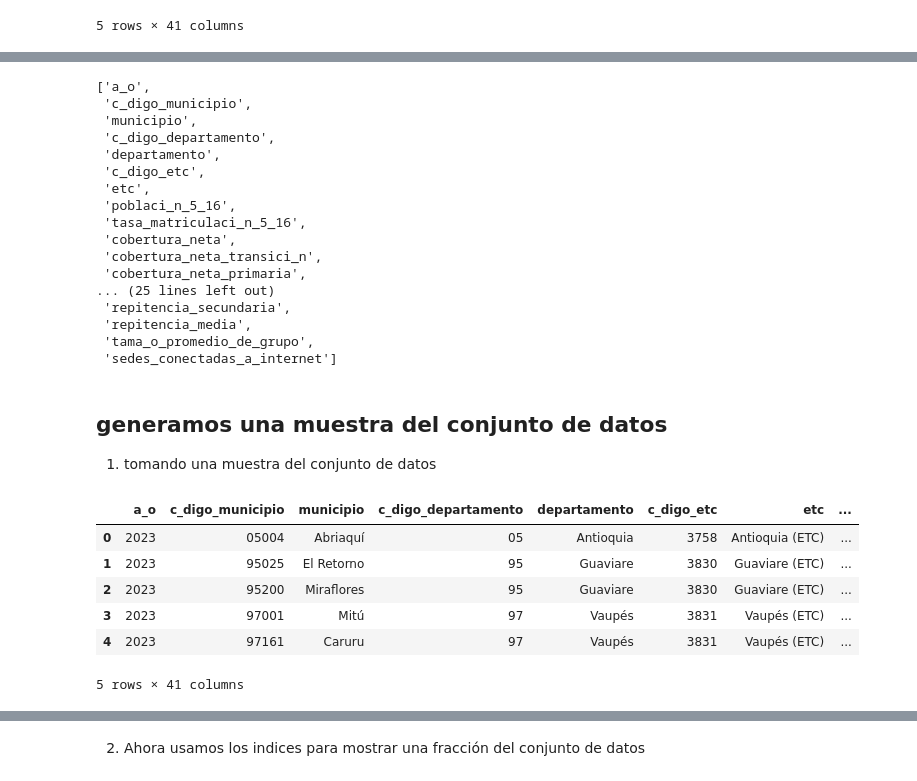
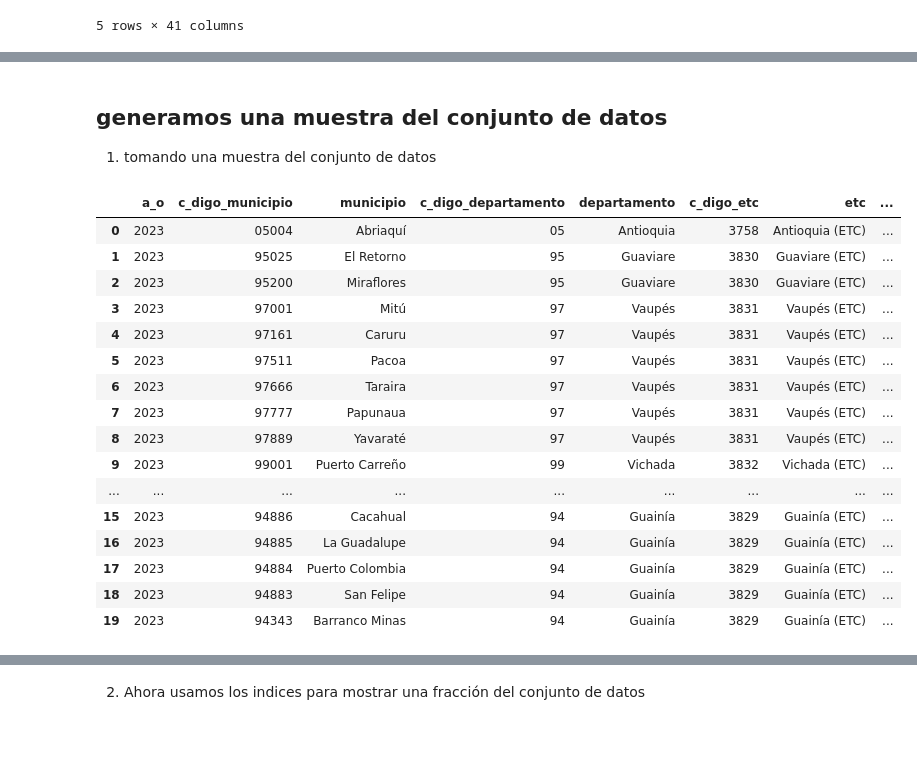
Before and after one commit to jesusreyesa/primer_repo_izainea, a Jupyter notebook: Cuadernos/Modelos_dimensionales.ipynb, the cells around one changed output, grey strips where cells are left out. Cells and saved outputs as stored; diff of their text form; code cells hidden in the pictures; blank space fills up the shorter version.

```diff
--- a/Cuadernos/Modelos_dimensionales.ipynb
+++ b/Cuadernos/Modelos_dimensionales.ipynb
@@ -105,23 +91,3 @@ memory usage: 4.6+ MB
-# %%
-df_raw.columns.to_list()
-# %% [output]
-['a_o',
- 'c_digo_municipio',
- 'municipio',
- 'c_digo_departamento',
- 'departamento',
- 'c_digo_etc',
- 'etc',
- 'poblaci_n_5_16',
- 'tasa_matriculaci_n_5_16',
- 'cobertura_neta',
- 'cobertura_neta_transici_n',
- 'cobertura_neta_primaria',
-... (25 lines left out)
- 'repitencia_secundaria',
- 'repitencia_media',
- 'tama_o_promedio_de_grupo',
- 'sedes_conectadas_a_internet']
 # %% [markdown]
 ## generamos una muestra del conjunto de datos
 1. tomando una muestra del conjunto de datos
@@ -128,10 +96,20 @@ df_raw.columns.to_list()
 # %%
-df_raw.head()
+df_raw.head(20)
 # %% [output]
 |  | a_o | c_digo_municipio | municipio | c_digo_departamento | departamento | c_digo_etc | etc | ... |
 | 0 | 2023 | 05004 | Abriaquí | 05 | Antioquia | 3758 | Antioquia (ETC) | ... |
 | 1 | 2023 | 95025 | El Retorno | 95 | Guaviare | 3830 | Guaviare (ETC) | ... |
 | 2 | 2023 | 95200 | Miraflores | 95 | Guaviare | 3830 | Guaviare (ETC) | ... |
 | 3 | 2023 | 97001 | Mitú | 97 | Vaupés | 3831 | Vaupés (ETC) | ... |
 | 4 | 2023 | 97161 | Caruru | 97 | Vaupés | 3831 | Vaupés (ETC) | ... |
+| 5 | 2023 | 97511 | Pacoa | 97 | Vaupés | 3831 | Vaupés (ETC) | ... |
+| 6 | 2023 | 97666 | Taraira | 97 | Vaupés | 3831 | Vaupés (ETC) | ... |
+| 7 | 2023 | 97777 | Papunaua | 97 | Vaupés | 3831 | Vaupés (ETC) | ... |
+| 8 | 2023 | 97889 | Yavaraté | 97 | Vaupés | 3831 | Vaupés (ETC) | ... |
+| 9 | 2023 | 99001 | Puerto Carreño | 99 | Vichada | 3832 | Vichada (ETC) | ... |
+| ... | ... | ... | ... | ... | ... | ... | ... | ... |
+| 15 | 2023 | 94886 | Cacahual | 94 | Guainía | 3829 | Guainía (ETC) | ... |
+| 16 | 2023 | 94885 | La Guadalupe | 94 | Guainía | 3829 | Guainía (ETC) | ... |
+| 17 | 2023 | 94884 | Puerto Colombia | 94 | Guainía | 3829 | Guainía (ETC) | ... |
+| 18 | 2023 | 94883 | San Felipe | 94 | Guainía | 3829 | Guainía (ETC) | ... |
+| 19 | 2023 | 94343 | Barranco Minas | 94 | Guainía | 3829 | Guainía (ETC) | ... |
-5 rows × 41 columns
```
Also changed, not shown: parts of 60 cells of this notebook, 4 other files.
